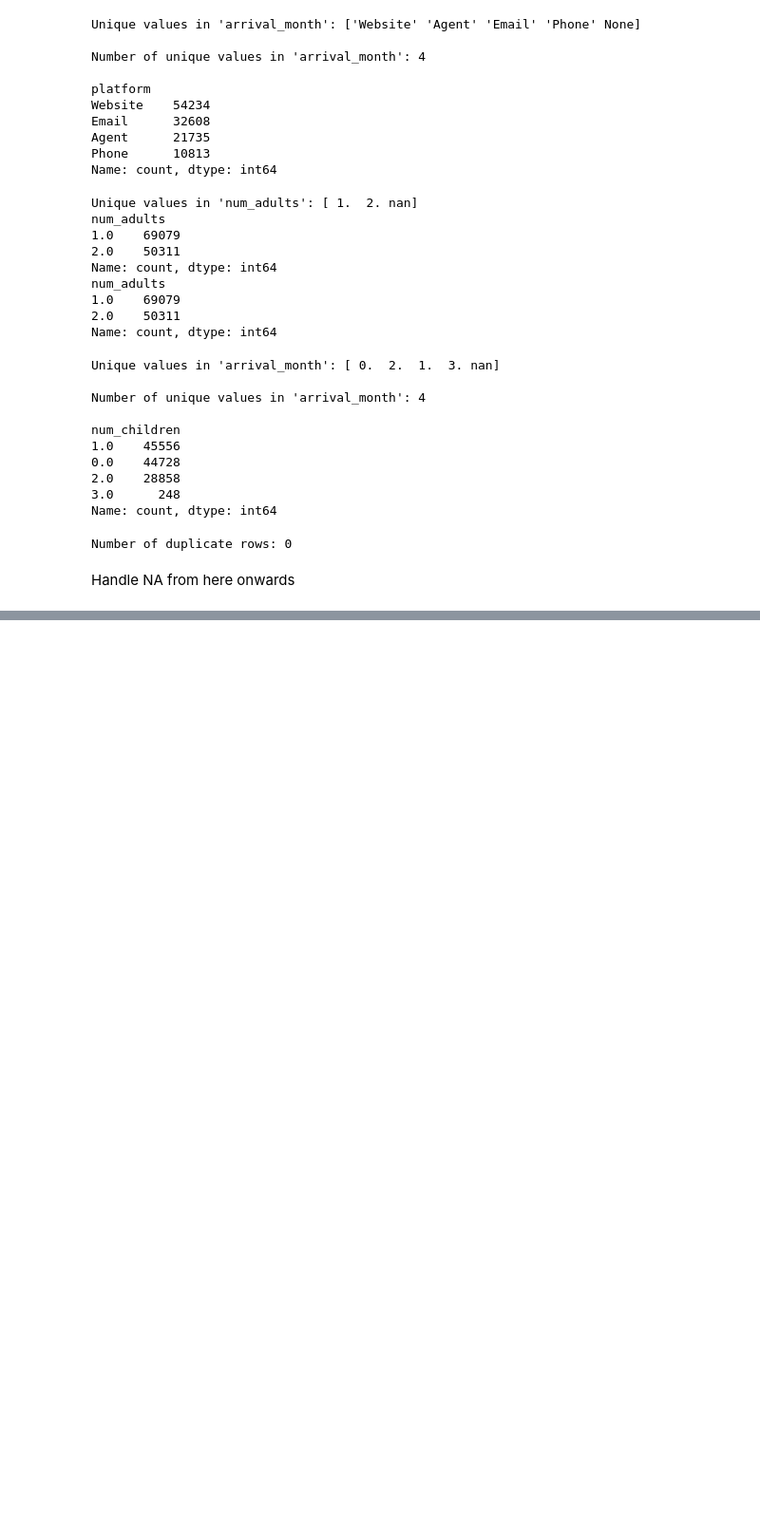
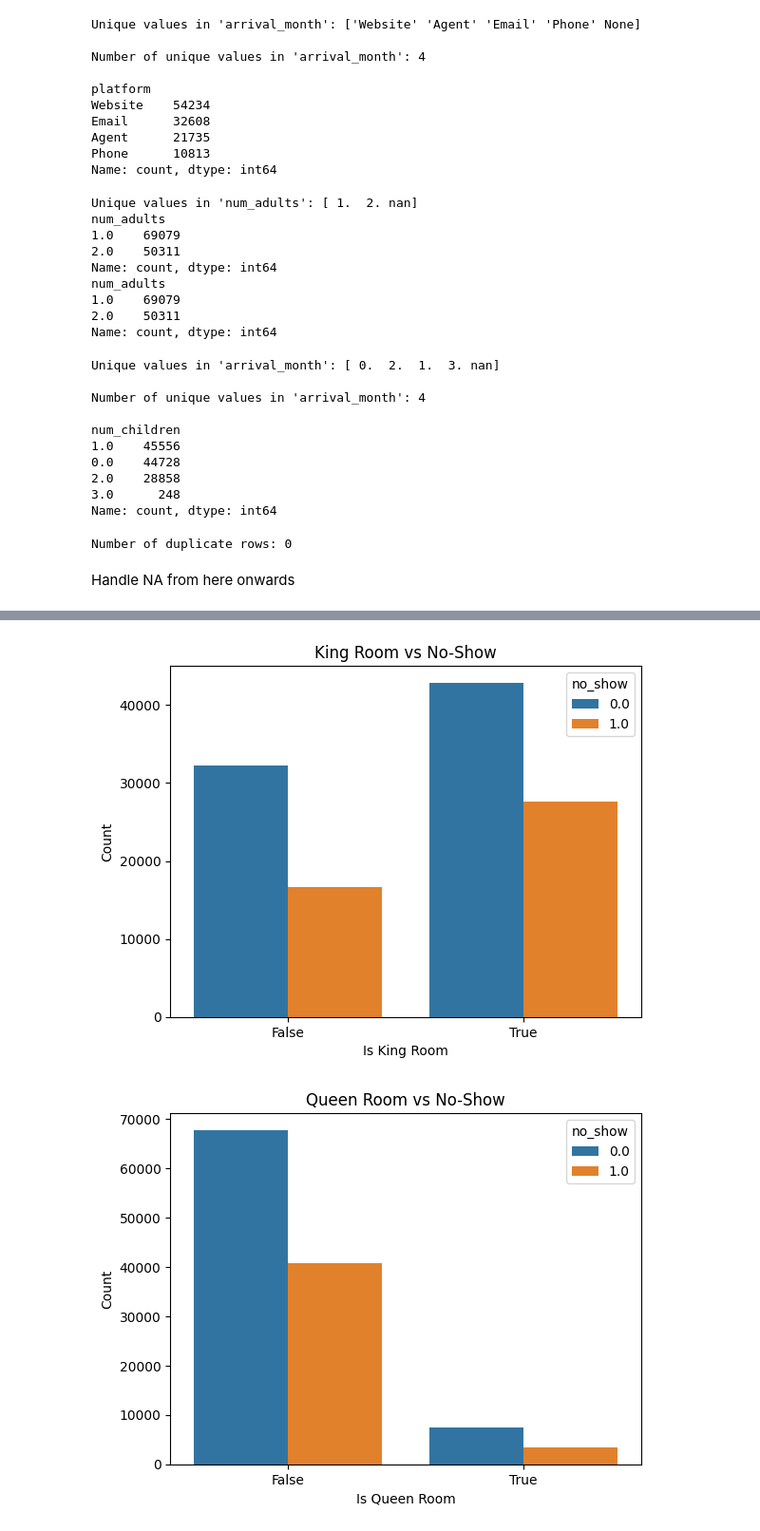
Before and after one commit to e-seet/inf2008ML, a Jupyter notebook: notebook.ipynb, the cells around one changed output, grey strips where cells are left out. Shown at 95% size. Saved outputs shown, nothing was run; the diff lists cells and outputs as text; code cells hidden in the pictures; blank space fills up the shorter version.

```diff
--- a/notebook.ipynb
+++ b/notebook.ipynb
@@ -434,7 +453,7 @@ data['price'] = pd.to_numeric(data['price'], errors='coerce')
 data.loc[data['price'].notna(), 'price'] = data['price'].loc[data['price'].notna()].round().astype(float)
 
 # Replaces NaN with 'NA':
-data['price'] = data['price'].fillna('NA')
+# data['price'] = data['price'].fillna('NA')
 
 # Print the updated 'price' column
 print(data['price'])
@@ -633,0 +689,16 @@ Number of rows after dropping rows with NaN: 119391
+# %%
+databackup = data
+# To settle rooms and price
+
+# For price:
+# Use of median to avoid introducing bias
+data['price'] = data['price'].fillna(data['price'].median())
+
+# For room:
+# we use NA to indicate placeholder for unavailable data
+data['room'] = data['room'].fillna('NA')
+
+
+# Drop booking_id
+data.drop(columns=['booking_id'], inplace=True, errors='ignore')
+print(data.isnull().sum())
@@ -990,0 +999,44 @@ print("Testing set size:", X_test.shape)
+# %%
+# To do Change for this
+# Example: Analyze room type and no-show rate
+# sns.countplot(data=data, x='Single', hue='no_show')
+# plt.title('King Room vs No-Show')
+# plt.show()
+
+import seaborn as sns
+import matplotlib.pyplot as plt
+
+# Create a new column for King room identification
+data['is_king_room'] = data['room'] == "King"
+
+# Plot using the new column
+sns.countplot(data=data, x='is_king_room', hue='no_show')
+plt.title('King Room vs No-Show')
+plt.xlabel('Is King Room')
+plt.ylabel('Count')
+plt.show()
+
+
+# Create a new column for King room identification
+data['is_queen_room'] = data['room'] == "Queen"
+
+# Plot using the new column
+sns.countplot(data=data, x='is_queen_room', hue='no_show')
+plt.title('Queen Room vs No-Show')
+plt.xlabel('Is Queen Room')
+plt.ylabel('Count')
+plt.show()
+
+
+# Create a new column for King room identification
+data['is_single_room'] = data['room'] == "Single"
+
+# Plot using the new column
+sns.countplot(data=data, x='is_single_room', hue='no_show')
+plt.title('Single Room vs No-Show')
+plt.xlabel('Is Single Room')
+plt.ylabel('Count')
+plt.show()
+# %% [output]
+[figure, added]
+[figure, added]
```
Also changed, not shown: parts of 40 cells of this notebook.
